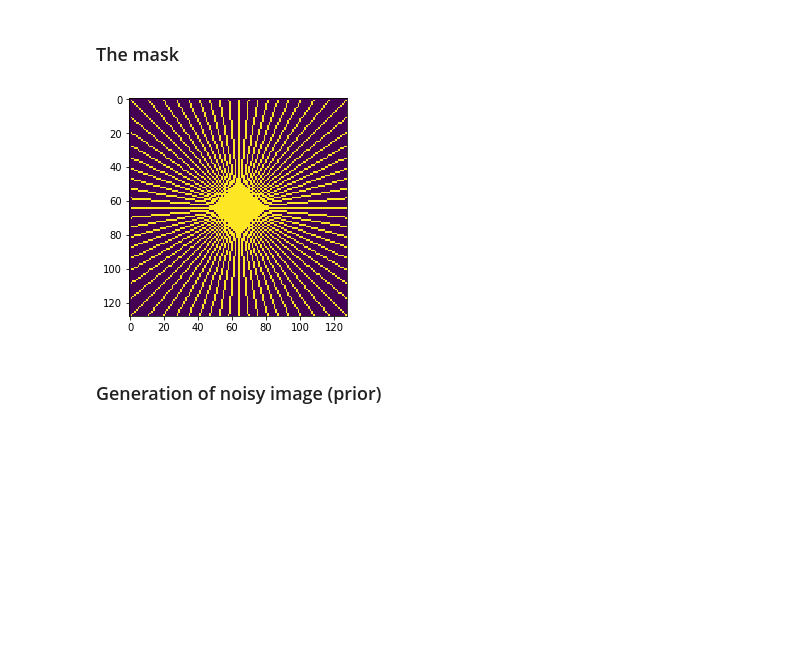
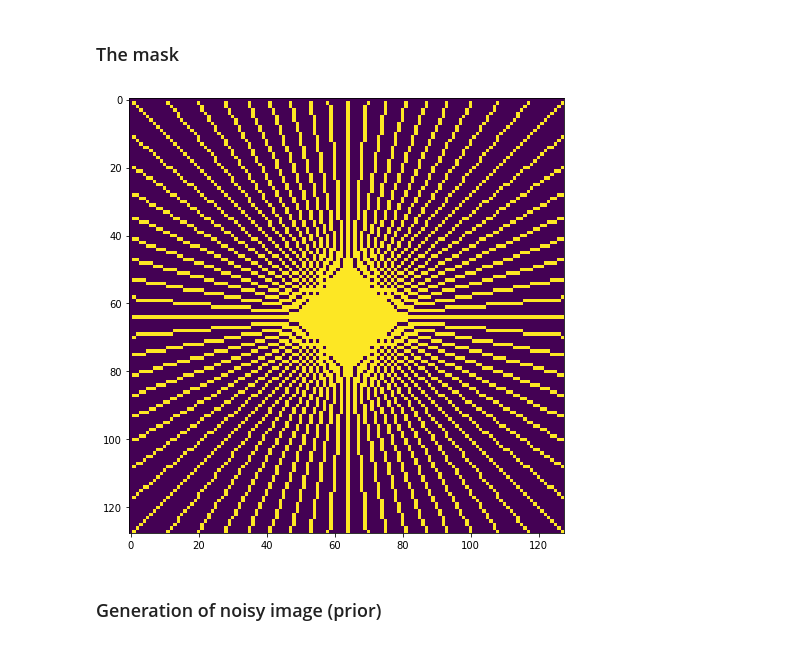
Before and after one commit to tbemsi/sk-rock, a Jupyter notebook: SK-ROCK.ipynb, the cells around one changed output. Cells and saved outputs as stored; diff of their text form; code cells hidden in the pictures; blank space fills up the shorter version.

```diff
--- a/SK-ROCK.ipynb
+++ b/SK-ROCK.ipynb
@@ -28,8 +65,9 @@ fourier_op_adj = lambda x: np.real(t.masked_FFT_t(x, mask))
 # %%
+fig =plt.figure(figsize=(10,8))
 plt.imshow(mask)
 plt.show()
 # %% [output]
-[figure, old version]
+[figure, new version]
 # %% [markdown]
 ### Generation of noisy image (prior)
 # %%
```
Also changed, not shown: parts of 7 cells of this notebook.
